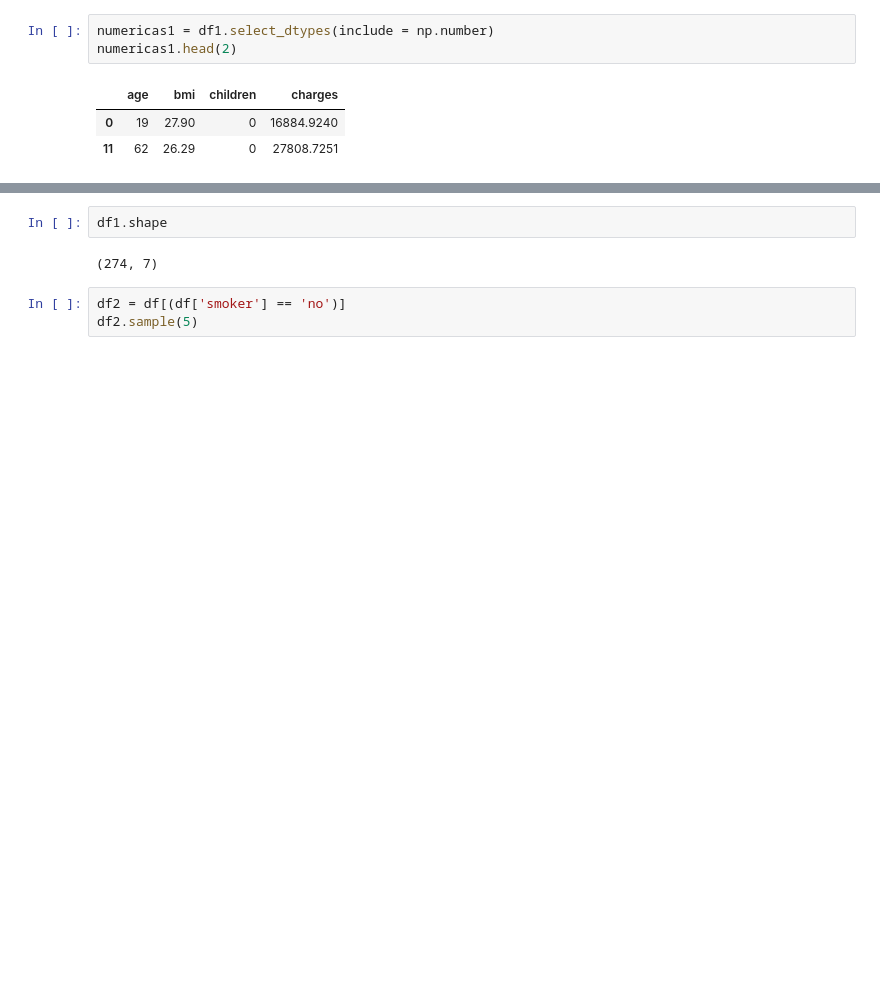
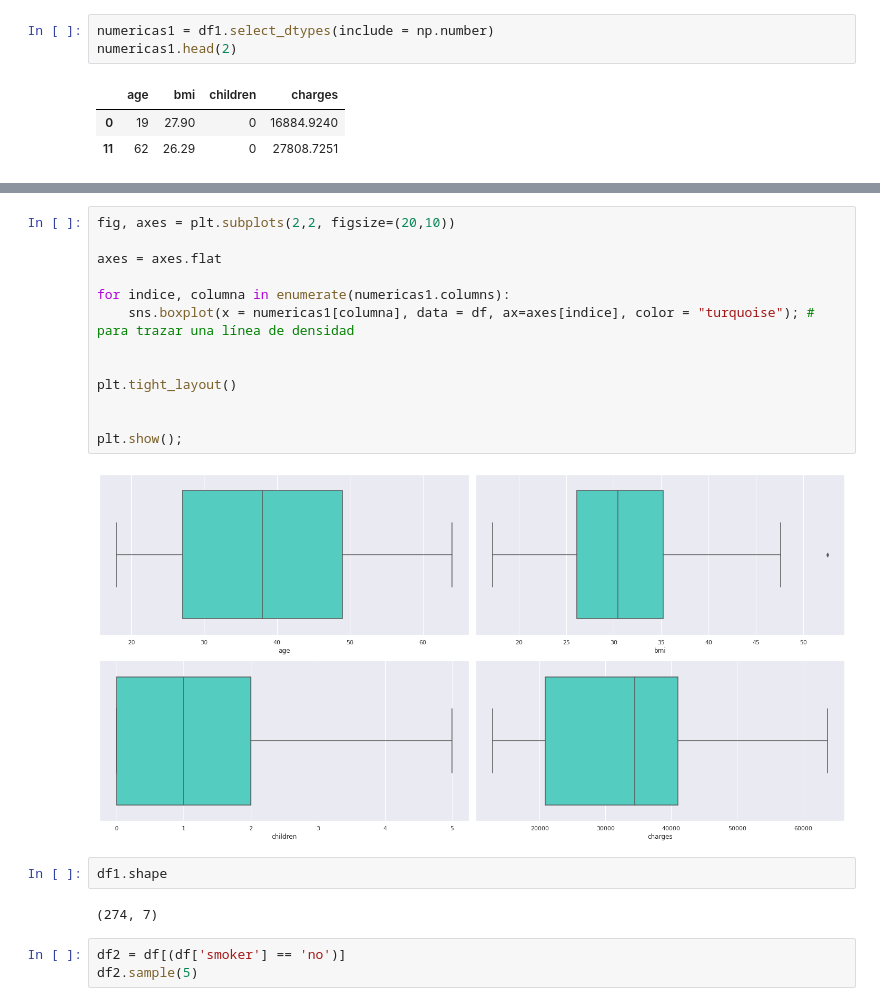
Before and after one commit to Adalab/DA-modulo-3-sprint-1-ana-anak, a Jupyter notebook: 01-RL-ML-Intro.ipynb, the cells around one changed output, grey strips where cells are left out. Drawn from its saved outputs; the diff is of its cells as text; blank space fills up the shorter version.

```diff
--- a/01-RL-ML-Intro.ipynb
+++ b/01-RL-ML-Intro.ipynb
@@ -229,3 +240,18 @@ fig.tight_layout();
+# %%
+fig, axes = plt.subplots(2,2, figsize=(20,10))
+
+axes = axes.flat
+
+for indice, columna in enumerate(numericas1.columns):
+    sns.boxplot(x = numericas1[columna], data = df, ax=axes[indice], color = "turquoise"); # para trazar una línea de densidad
+
+
+plt.tight_layout()
+
+
+plt.show();
+# %% [output]
+[figure, added]
 # %%
 df1.shape
 # %% [output]
```
Also changed, not shown: parts of 40 cells of this notebook, 6 other files.
